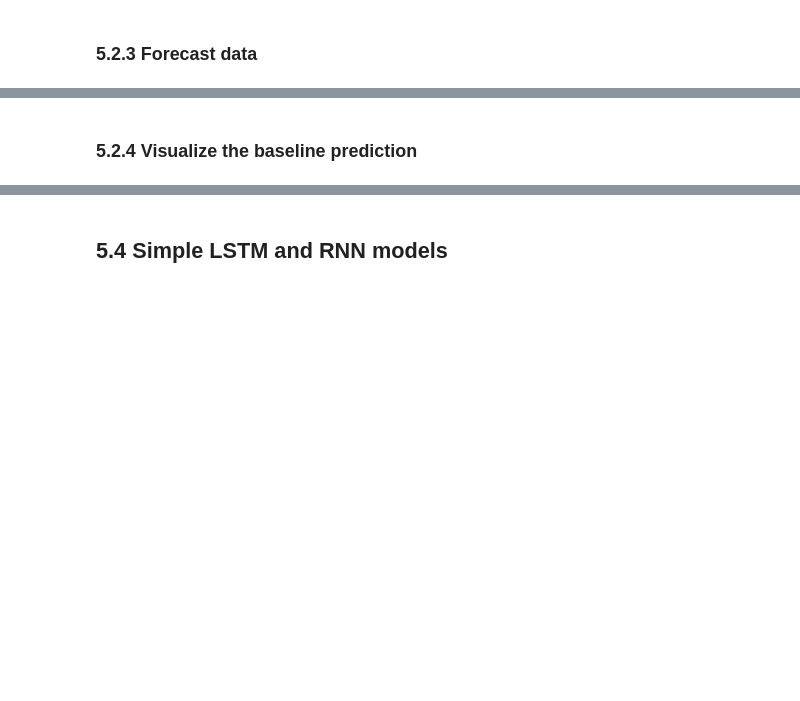
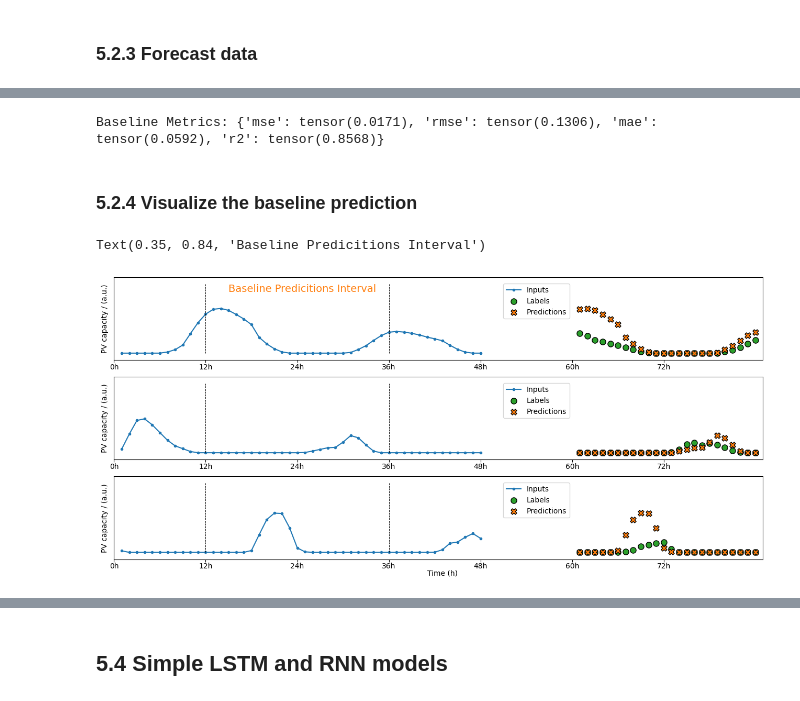
Before and after one commit to jerome-roeser/day-ahead-power-forecast, a Jupyter notebook: notebooks/advanced_power_forecast_pytorch.ipynb, the cells around one changed output, grey strips where cells are left out. Cells and saved outputs as stored; diff of their text form; code cells hidden in the pictures; blank space fills up the shorter version.

```diff
--- a/notebooks/advanced_power_forecast_pytorch.ipynb
+++ b/notebooks/advanced_power_forecast_pytorch.ipynb
@@ -555,14 +767,16 @@ def compute_regression_metrics(model, dataloader):
 # %% [markdown]
 ### 5.2.2 Photovoltaic data
 # %%
-sequences_pv = SequenceGenerator(input_width= INPUT_WIDTH,
-                              label_width= LABEL_WIDTH,
-                              shift= SHIFT,
-                              number_sequences= 10_000,
-                              train_df= train_df_pv[num_cols_pv],
-                              val_df= val_df_pv[num_cols_pv],
-                              test_df= test_df_pv[num_cols_pv],
-                              label_columns= ['electricity'])
+sequences_pv = SequenceGenerator(
+    input_width=INPUT_WIDTH,
+    label_width=LABEL_WIDTH,
+    shift=SHIFT,
+    number_sequences=10_000,
+    train_df=train_df_pv[num_cols_pv],
+    val_df=val_df_pv[num_cols_pv],
+    test_df=test_df_pv[num_cols_pv],
+    label_columns=["electricity"],
+)
 
 train_dataset_pv = sequences_pv.train
 val_dataset_pv = sequences_pv.val
@@ -622,50 +876,71 @@ class BaselineForecast(nn.Module):
         x = x[:, :, 0]
         return x.view(len(x), -1, 1)
 
-baseline_forecast = compute_regression_metrics(BaselineForecast(), test_baseline_loader_forecast)
+
+baseline_forecast = compute_regression_metrics(
+    BaselineForecast(), test_baseline_loader_forecast
+)
 print("Baseline Metrics:", baseline_forecast)
+# %% [output]
+Baseline Metrics: {'mse': tensor(0.0171), 'rmse': tensor(0.1306), 'mae': tensor(0.0592), 'r2': tensor(0.8568)}
 # %% [markdown]
 ### 5.2.4 Visualize the baseline prediction
 # %%
 max_n = 3
 seq_number = np.random.randint(0, 10000, max_n)
 
 ### Plot #######################
 ########################################
-fig, axs = plt.subplots(nrows= max_n, ncols= 1, figsize=(16,7), sharex= True, sharey= True)
+fig, axs = plt.subplots(nrows=max_n, ncols=1, figsize=(16, 7), sharex=True, sharey=True)
 
 for n, ax in enumerate(axs):
+    ax.plot(
+        sequences_pv.input_indices,
+        test_dataset_pv[seq_number[n]][0][:, 4],
+        label="Inputs",
+        marker=".",
+    )  # , zorder=-10, c='b')
+    ax.scatter(
+        sequences_pv.label_indices,
+        test_dataset_pv[seq_number[n]][1][:, 0],
+        edgecolors="k",
+        label="Labels",
+        c="#2ca02c",
+        s=64,
+    )
+    ax.scatter(
+        sequences_pv.label_indices,
+        test_dataset_pv[seq_number[n]][0][12:-12, 4],
+        marker="X",
+        edgecolors="k",
+        label="Predictions",
+        c="#ff7f0e",
+        s=64,
+    )
 
-    ax.plot(sequences_pv.input_indices,test_dataset_pv[seq_number[n]][0][:,4], label='Inputs', marker='.')#, zorder=-10, c='b')
-    ax.scatter(sequences_pv.label_indices, test_dataset_pv[seq_number[n]][1][:,0], edgecolors='k', label='Labels', c='#2ca02c', s=64)
-    ax.scatter(sequences_pv.label_indices, test_dataset_pv[seq_number[n]][0][12:-12,4], marker='X', edgecolors='k', label='Predictions',c='#ff7f0e', s=64)
-
-    ax.vlines(11, ymin=0, ymax=1, color='k', linewidth=0.7, linestyle='--')
-    ax.vlines(35, ymin=0, ymax=1, color='k', linewidth=0.7, linestyle='--')
+    ax.vlines(11, ymin=0, ymax=1, color="k", linewidth=0.7, linestyle="--")
+    ax.vlines(35, ymin=0, ymax=1, color="k", linewidth=0.7, linestyle="--")
     ax.set_ylim(-0.1, 1.1)
-    ax.set_xlim(-1,84)
+    ax.set_xlim(-1, 84)
 
     # ax.set_axis_off()
     ax.set_yticks([])
-    ax.set_ylabel('PV capacity / (a.u.)')
+    ax.set_ylabel("PV capacity / (a.u.)")
 
     x_labels = np.arange(sequences_pv.total_window_size, step=12)
     ax.set_xticks([i - 1 for i in x_labels])
     ax.set_xticklabels([])
 
     for value in x_labels:
-        ax.text(x= value-1, y=-0.2, s= f"{value}h", va='center', ha='center')
+        ax.text(x=value - 1, y=-0.2, s=f"{value}h", va="center", ha="center")
 
     ax.legend(loc=(0.6, 0.5))
 
-plt.text(x= 42, y=-0.3, s= f"Time (h)", va='center', ha='center')
+plt.text(x=42, y=-0.3, s=f"Time (h)", va="center", ha="center")
 
-text = 'Baseline Predicitions Interval'
-fig.text(
-    0.35, 0.84,
-    text,
-    ha='center',
-    fontsize=14,
-    c='#ff7f0e'
-    )
+text = "Baseline Predicitions Interval"
+fig.text(0.35, 0.84, text, ha="center", fontsize=14, c="#ff7f0e")
+# %% [output]
+Text(0.35, 0.84, 'Baseline Predicitions Interval')
+[figure, added]
 # %% [markdown]
```
Also changed, not shown: parts of 61 cells of this notebook, 3 other files.
